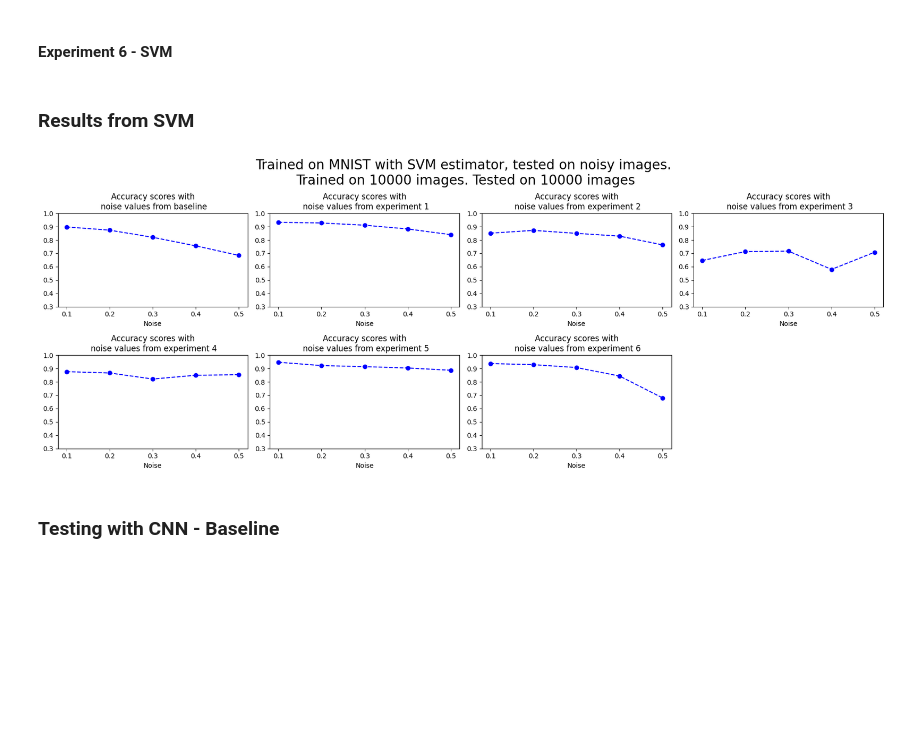
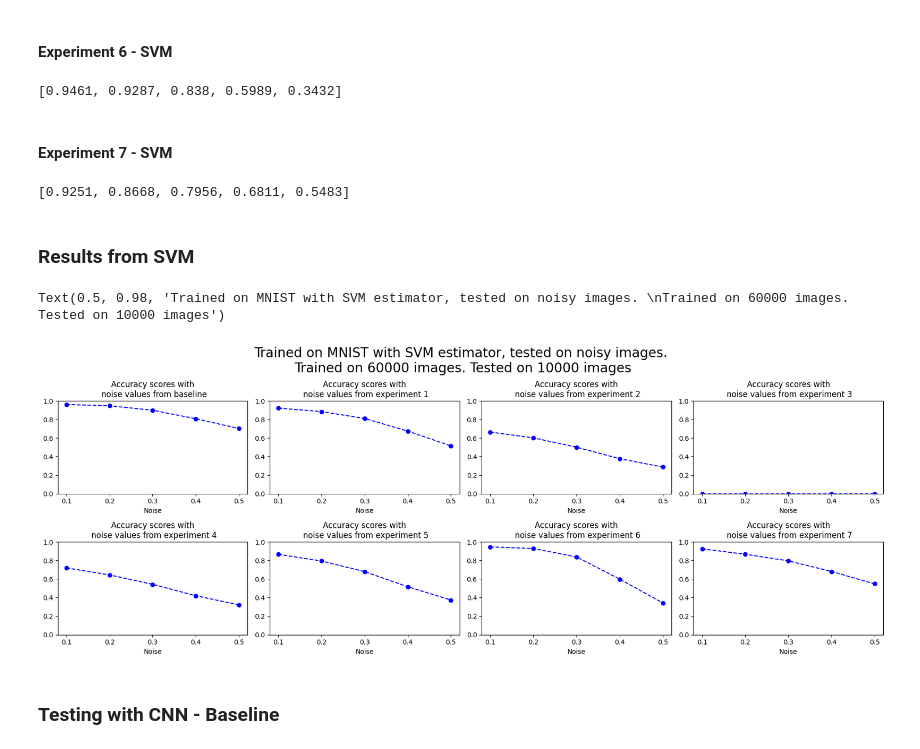
Before and after one commit to dherikk/master-experiments, a Jupyter notebook: cnn_noise_experiments.ipynb, the cells around one changed output. Cells and saved outputs as stored; diff of their text form; code cells hidden in the pictures; blank space fills up the shorter version.

```diff
--- a/cnn_noise_experiments.ipynb
+++ b/cnn_noise_experiments.ipynb
@@ -262,4 +294,6 @@ scores_noisy_svm.append(score_clfs_noisy(clfs_svm_exp3, dataset_exp3))
 #### Experiment 4 - SVM
 # %%
 clfs_svm_exp4 = [SVC(kernel='rbf', C=svm_best_Cs["exp4"], gamma="auto") for _ in range(len(noises))]
-scores_noisy_svm.append(score_clfs_noisy(clfs_svm_exp4, dataset_exp4))
+scores_noisy_exp4_svm = score_clfs_noisy(clfs_svm_exp4, exp_4_train_transformed, train_labels, exp_4_test_transformed, test_labels)
+scores_noisy_svm.append(scores_noisy_exp4_svm)
+scores_noisy_exp4_svm
@@ -267,28 +303,43 @@ scores_noisy_svm.append(score_clfs_noisy(clfs_svm_exp4, dataset_exp4))
 #### Experiment 5 - SVM
 # %%
 clfs_svm_exp5 = [SVC(kernel='rbf', C=svm_best_Cs["exp5"], gamma="auto") for _ in range(len(noises))]
-scores_noisy_svm.append(score_clfs_noisy(clfs_svm_exp5, dataset_exp5))
+scores_noisy_exp5_svm = score_clfs_noisy(clfs_svm_exp5, exp_5_train_transformed, train_labels, exp_5_test_transformed, test_labels)
+scores_noisy_svm.append(scores_noisy_exp5_svm)
 # %% [markdown]
 #### Experiment 6 - SVM
 # %%
 clfs_svm_exp6 = [SVC(kernel='rbf', C=svm_best_Cs["exp6"], gamma="auto") for _ in range(len(noises))]
-scores_noisy_svm.append(score_clfs_noisy(clfs_svm_exp6, dataset_exp6))
+scores_noisy_exp6_svm = score_clfs_noisy(clfs_svm_exp6, exp_6_train_transformed, train_labels, exp_6_test_transformed, test_labels)
+scores_noisy_svm.append(scores_noisy_exp6_svm)
+scores_noisy_exp6_svm
+# %% [output]
+[0.9461, 0.9287, 0.838, 0.5989, 0.3432]
+# %% [markdown]
+#### Experiment 7 - SVM
+# %%
+clfs_svm_exp7 = [SVC(kernel='rbf', C=500., gamma="auto") for _ in range(len(noises))]
+scores_noisy_exp7_svm = score_clfs_noisy(clfs_svm_exp7, exp_7_train_transformed, train_labels, exp_7_test_transformed, test_labels)
+scores_noisy_svm.append(scores_noisy_exp7_svm)
+scores_noisy_exp7_svm
+# %% [output]
+[0.9251, 0.8668, 0.7956, 0.6811, 0.5483]
 # %% [markdown]
 ### Results from SVM
 # %%
 fig, ax = plt.subplots(2, 4, figsize=(18, 7))
-for i in range(7):
+for i in range(8):
     k, j = i // 4, i % 4
     ax[k][j].plot([str(t) for t in noises], scores_noisy_svm[i], linestyle='--', marker='o', color='b', label='Accuracy score')
     ax[k][j].set_title(f"Accuracy scores with\n noise values from experiment {i}" if i > 0 else "Accuracy scores with\n noise values from baseline")
-    ax[k][j].set_ylim([.3, 1.])
+    ax[k][j].set_ylim([.0, 1.])
     ax[k][j].set_xlabel("Noise")
 fig.tight_layout(rect=(0., 0.03, 1., 0.9))
-fig.suptitle(f"Trained on MNIST with SVM estimator, tested on noisy images. \nTrained on {int((1 - TEST_FRACTION) * DATA_SIZE)} images. Tested on {int(TEST_FRACTION * DATA_SIZE)} images",
+fig.suptitle(f"Trained on MNIST with SVM estimator, tested on noisy images. \nTrained on {data_train.shape[0]} images. Tested on {data_test.shape[0]} images",
              fontsize=20)
-fig.delaxes(ax[1,3])
+#fig.delaxes(ax[1,3])
 # %% [output]
+Text(0.5, 0.98, 'Trained on MNIST with SVM estimator, tested on noisy images. \nTrained on 60000 images. Tested on 10000 images')
-[figure, old version]
+[figure, new version]
 # %% [markdown]
 ### Testing with CNN - Baseline
 # %%
```
Also changed, not shown: parts of 82 cells of this notebook, 17 other files.
